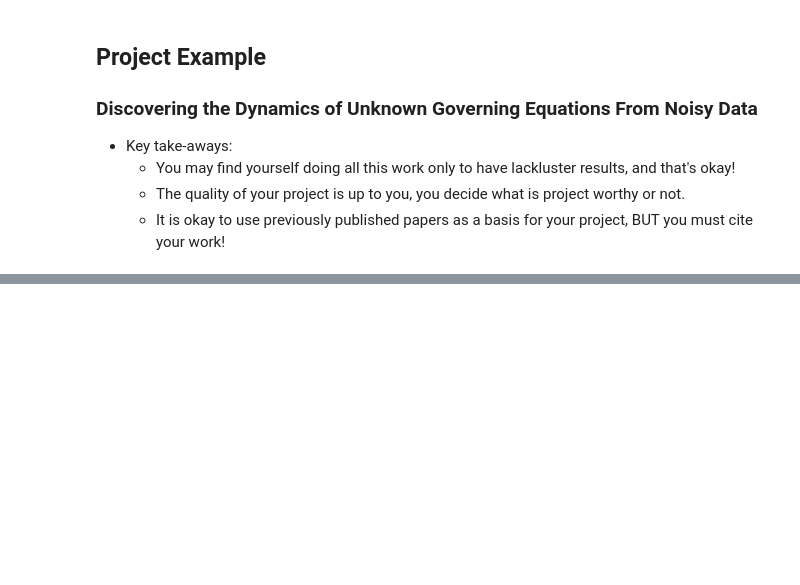
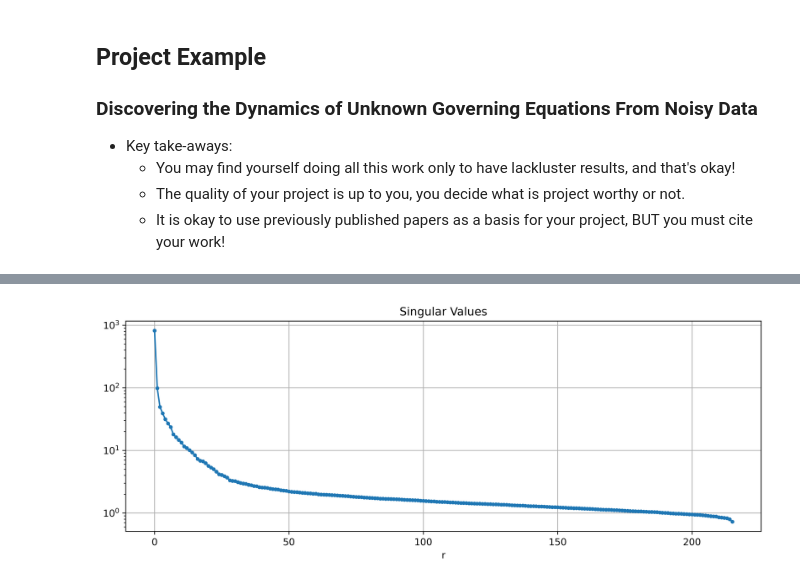
Before and after one commit to adriang1003/AM170B, a Jupyter notebook: Lectures/L6/Weeks 1 - 3 Recap.ipynb, the cells around one changed output, grey strips where cells are left out. Cells and saved outputs as stored; diff of their text form; code cells hidden in the pictures; blank space fills up the shorter version.

```diff
--- a/Lectures/L6/Weeks 1 - 3 Recap.ipynb
+++ b/Lectures/L6/Weeks 1 - 3 Recap.ipynb
@@ -95,0 +103,19 @@ ICA_signals = ICA.fit_transform(X) # X can be a data frame! (small caveat)
+# %%
+### Question 1 ###
+# Import package
+import numpy as np
+def PCA(X):
+    # (1) Compute the mean of each row:
+    x_bar = X.mean(axis = 1)
+    # (1.1) Construct the average matrix
+    X_bar = x_bar*np.ones((1, X.shape[1]))
+    # (2) Subtract mean from data
+    B = X - X_bar
+    # Method 2: (3) Perform SVD decomposition on matrix B
+    U, S, VT = np.linalg.svd(B, full_matrices = False)
+    # Use the singular values from S to construct a diag matrix S
+    S = np.diag(S)
+    # (4) Construct principle component matrix
+    T = np.matmul(U,S)
+    # Return principle component matrix T and Sigma from SVD decomposition
+    return T, S
@@ -95,0 +126,24 @@ ICA_signals = ICA.fit_transform(X) # X can be a data frame! (small caveat)
+# %%
+### Question 2 ###
+# Import packages
+import pandas as pd
+import seaborn as sns
+import matplotlib.pyplot as plt
+# Load data
+data = pd.read_csv('ovarian_cancer.csv')
+# Drop non-numeric columns
+df = data.drop(columns = ['status', 'patients'])
+# Transform data to numpy matrix
+df = np.mat(df)
+# Perform PCA
+T, S = PCA(df)
+# %%
+# The larger the singular value, the more info it brings to the table
+plt.figure(figsize = (12, 4), dpi = 600)
+plt.semilogy(np.diag(S), '.-')
+plt.title('Singular Values')
+plt.xlabel('r')
+plt.grid()
+plt.show()
+# %% [output]
+[figure, added]
```
Also changed, not shown: parts of 14 cells of this notebook.
